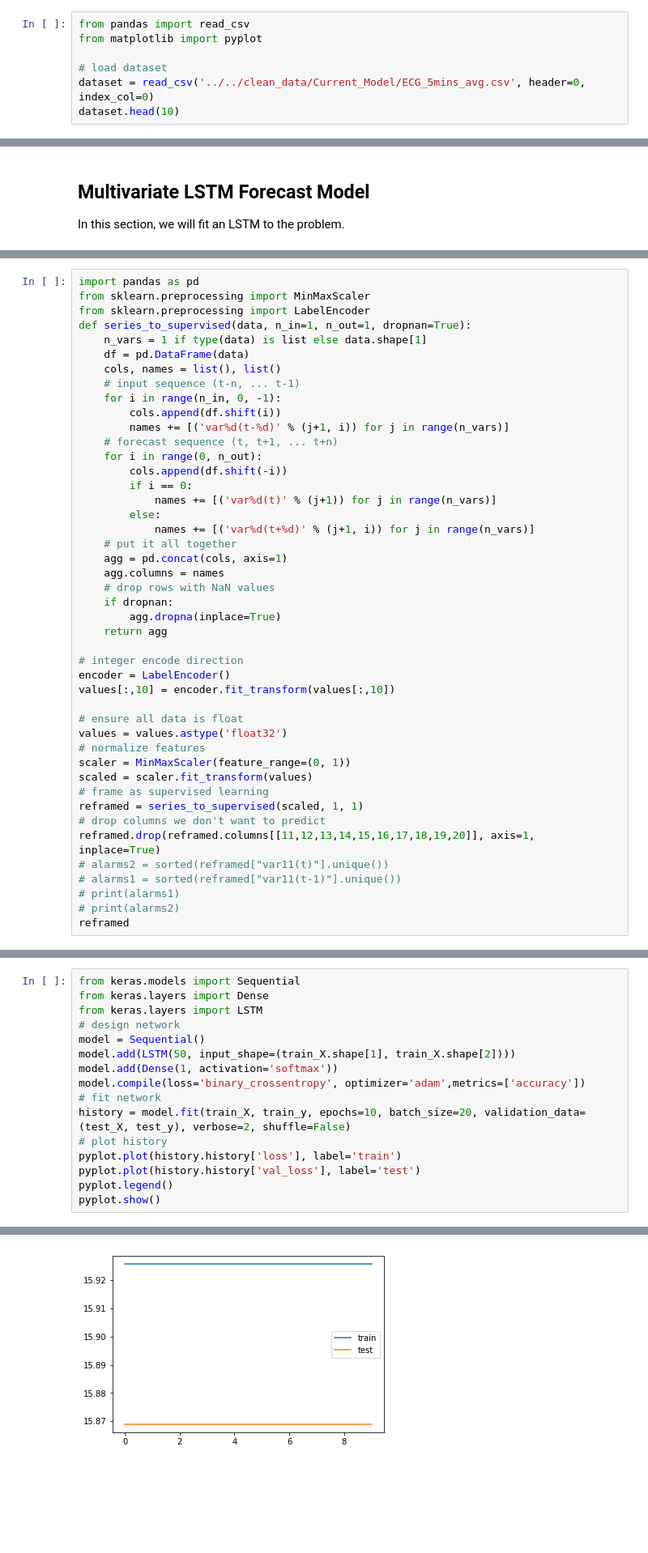
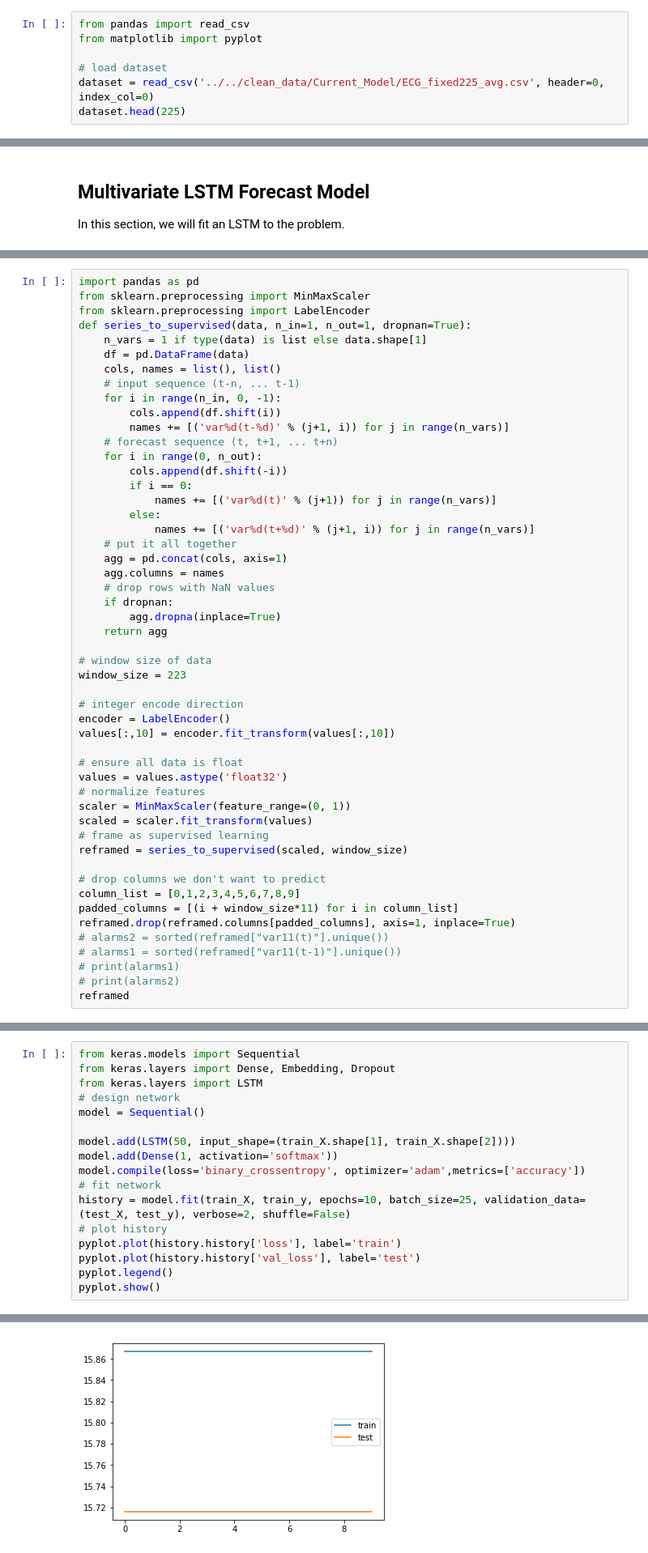
Before and after one commit to abhishekdutta/healthcare-predictive, a Jupyter notebook: notebooks/LSTM Multivariate Forecasting.ipynb, the cells around one changed output, grey strips where cells are left out. Shown: that part at 81% size. Saved outputs shown, nothing was run; the diff lists cells and outputs as text; blank space fills up the shorter version.

```diff
--- a/notebooks/LSTM Multivariate Forecasting.ipynb
+++ b/notebooks/LSTM Multivariate Forecasting.ipynb
@@ -19,8 +19,8 @@ from pandas import read_csv
 from matplotlib import pyplot
 
 # load dataset
-dataset = read_csv('../../clean_data/Current_Model/ECG_5mins_avg.csv', header=0, index_col=0)
-dataset.head(10)
+dataset = read_csv('../../clean_data/Current_Model/ECG_fixed225_avg.csv', header=0, index_col=0)
+dataset.head(225)
 # %% [output]
 |  | ECG | Respiration Rate | SpO2 | Pleth | Heart Rate | etCO2 | diastolic BP | systolic BP | ... |
 | timestamp |  |  |  |  |  |  |  |  | ... |
@@ -90,6 +97,9 @@ def series_to_supervised(data, n_in=1, n_out=1, dropnan=True):
         agg.dropna(inplace=True)
     return agg
 
+# window size of data
+window_size = 223
+
 # integer encode direction
 encoder = LabelEncoder()
 values[:,10] = encoder.fit_transform(values[:,10])
@@ -100,9 +110,12 @@ values = values.astype('float32')
 scaler = MinMaxScaler(feature_range=(0, 1))
 scaled = scaler.fit_transform(values)
 # frame as supervised learning
-reframed = series_to_supervised(scaled, 1, 1)
+reframed = series_to_supervised(scaled, window_size)
+
 # drop columns we don't want to predict
-reframed.drop(reframed.columns[[11,12,13,14,15,16,17,18,19,20]], axis=1, inplace=True)
+column_list = [0,1,2,3,4,5,6,7,8,9]
+padded_columns = [(i + window_size*11) for i in column_list]
+reframed.drop(reframed.columns[padded_columns], axis=1, inplace=True)
 # alarms2 = sorted(reframed["var11(t)"].unique())
 # alarms1 = sorted(reframed["var11(t-1)"].unique())
 # print(alarms1)
@@ -166,15 +181,16 @@ The model will be fit for 50 training epochs with a batch size of 72. Remember t
 Finally, we keep track of both the training and test loss during training by setting the validation_data argument in the fit() function. At the end of the run both the training and test loss are plotted.
 # %%
 from keras.models import Sequential
-from keras.layers import Dense
+from keras.layers import Dense, Embedding, Dropout
 from keras.layers import LSTM
 # design network
 model = Sequential()
+
 model.add(LSTM(50, input_shape=(train_X.shape[1], train_X.shape[2])))
 model.add(Dense(1, activation='softmax'))
 model.compile(loss='binary_crossentropy', optimizer='adam',metrics=['accuracy'])
 # fit network
-history = model.fit(train_X, train_y, epochs=10, batch_size=20, validation_data=(test_X, test_y), verbose=2, shuffle=False)
+history = model.fit(train_X, train_y, epochs=10, batch_size=25, validation_data=(test_X, test_y), verbose=2, shuffle=False)
 # plot history
 pyplot.plot(history.history['loss'], label='train')
 pyplot.plot(history.history['val_loss'], label='test')
@@ -202,4 +218,4 @@ Epoch 10/10
-[figure, old version]
+[figure, new version]
 # %% [markdown]
 ### Evaluate Model
 After the model is fit, we can forecast for the entire test dataset.
```
Also changed, not shown: parts of 13 cells of this notebook, 6 other files.
